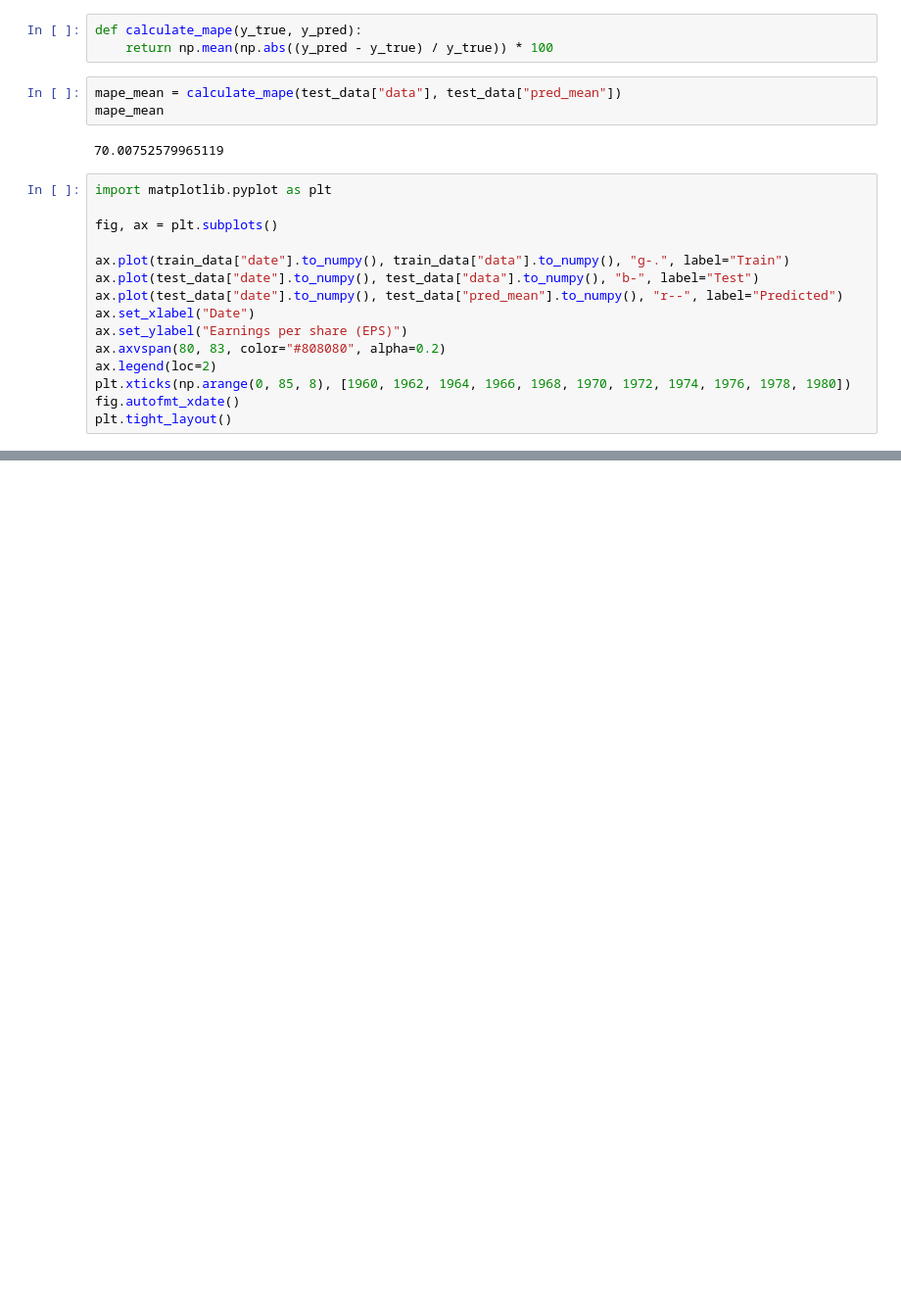
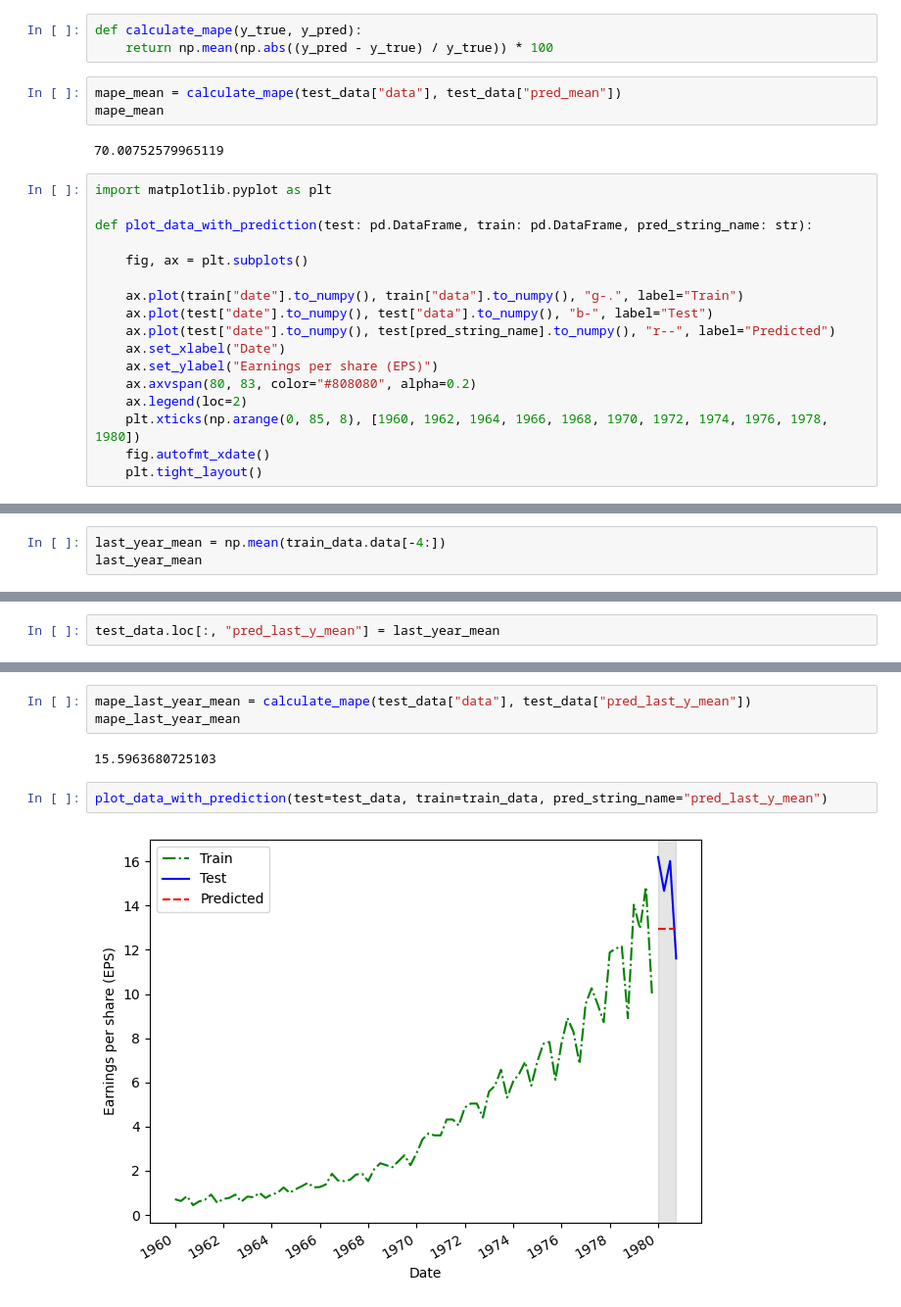
Before and after one commit to Alexa201228/timeseriesPracticeML, a Jupyter notebook: JnJprediction.ipynb, the cells around one changed output, grey strips where cells are left out. Shown: that part at 98% size. Cells and saved outputs as stored; diff of their text form; blank space fills up the shorter version.

```diff
--- a/JnJprediction.ipynb
+++ b/JnJprediction.ipynb
@@ -62,15 +62,17 @@ mape_mean
 # %%
 import matplotlib.pyplot as plt
 
-fig, ax = plt.subplots()
+def plot_data_with_prediction(test: pd.DataFrame, train: pd.DataFrame, pred_string_name: str):
 
-ax.plot(train_data["date"].to_numpy(), train_data["data"].to_numpy(), "g-.", label="Train")
-ax.plot(test_data["date"].to_numpy(), test_data["data"].to_numpy(), "b-", label="Test")
-ax.plot(test_data["date"].to_numpy(), test_data["pred_mean"].to_numpy(), "r--", label="Predicted")
-ax.set_xlabel("Date")
-ax.set_ylabel("Earnings per share (EPS)")
-ax.axvspan(80, 83, color="#808080", alpha=0.2)
-ax.legend(loc=2)
-plt.xticks(np.arange(0, 85, 8), [1960, 1962, 1964, 1966, 1968, 1970, 1972, 1974, 1976, 1978, 1980])
-fig.autofmt_xdate()
-plt.tight_layout()
+    fig, ax = plt.subplots()
+
+    ax.plot(train["date"].to_numpy(), train["data"].to_numpy(), "g-.", label="Train")
+    ax.plot(test["date"].to_numpy(), test["data"].to_numpy(), "b-", label="Test")
+    ax.plot(test["date"].to_numpy(), test[pred_string_name].to_numpy(), "r--", label="Predicted")
+    ax.set_xlabel("Date")
+    ax.set_ylabel("Earnings per share (EPS)")
+    ax.axvspan(80, 83, color="#808080", alpha=0.2)
+    ax.legend(loc=2)
+    plt.xticks(np.arange(0, 85, 8), [1960, 1962, 1964, 1966, 1968, 1970, 1972, 1974, 1976, 1978, 1980])
+    fig.autofmt_xdate()
+    plt.tight_layout()
@@ -78,0 +85,3 @@ plt.tight_layout()
+# %%
+last_year_mean = np.mean(train_data.data[-4:])
+last_year_mean
@@ -78,0 +90,2 @@ plt.tight_layout()
+# %%
+test_data.loc[:, "pred_last_y_mean"] = last_year_mean
@@ -78,0 +98,9 @@ plt.tight_layout()
+# %%
+mape_last_year_mean = calculate_mape(test_data["data"], test_data["pred_last_y_mean"])
+mape_last_year_mean
+# %% [output]
+15.5963680725103
+# %%
+plot_data_with_prediction(test=test_data, train=train_data, pred_string_name="pred_last_y_mean")
+# %% [output]
+[figure, added]
```
Also changed, not shown: parts of 14 cells of this notebook.
